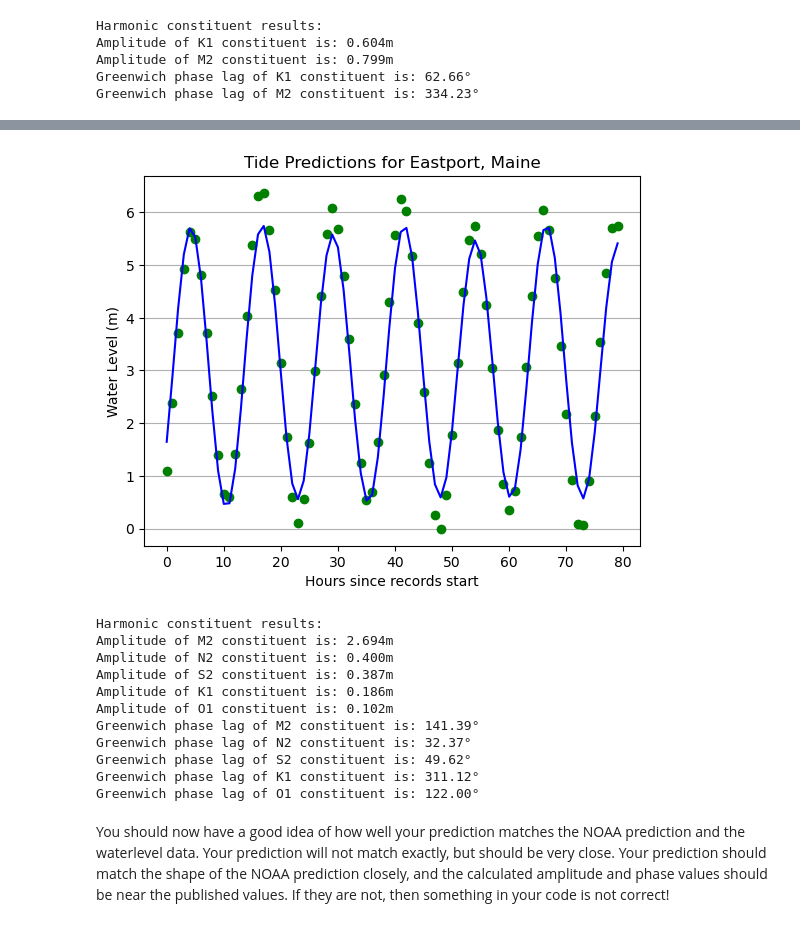
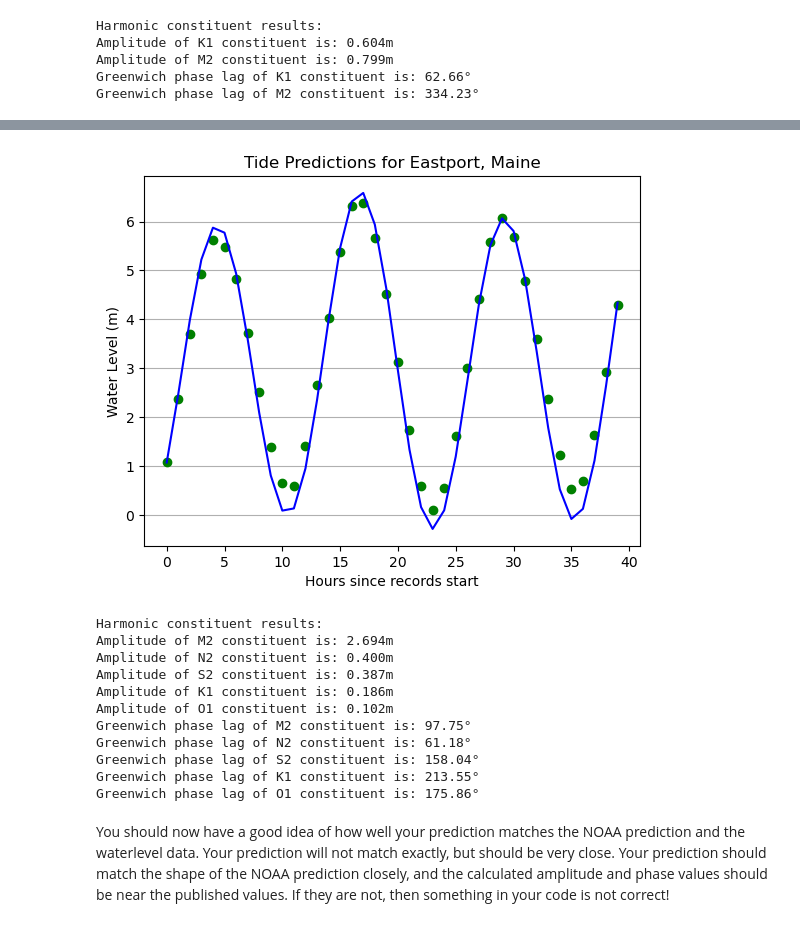
Before and after one commit to PEKennedy/GGE6302_exercise, a Jupyter notebook: PRA_001_Tide_Kennedy.ipynb, the cells around one changed output, grey strips where cells are left out. Drawn from its saved outputs; the diff is of its cells as text; code cells hidden in the pictures.

```diff
--- a/PRA_001_Tide_Kennedy.ipynb
+++ b/PRA_001_Tide_Kennedy.ipynb
@@ -592,17 +579,20 @@ Astronomical Arguments for Tofino are:
 # %%
 #Start your code below
 coefs = np.array([[sc, hc, pc, npc, ppc]])
-astro_eastport = np.reshape(coefs @ args_eastport  % 2*np.pi, (5,1))
-
+#astro_eastport = np.reshape(coefs @ args_eastport  % 2*np.pi, (5,1))
+#the above appears wrong because the coefficients and args_eastport appear to be made for
+#degrees, but we just applied a radians operation to it
+astro_eastport = np.reshape(coefs @ args_eastport / 360 % 1, (5,1))
 
 starttime = start_dt.toordinal() + 366
+#is Tau right?
 #tau_eastport = (starttime % 1) + astro_eastport[1] - astro_eastport[0]
 tau_eastport = astro_eastport[1] - astro_eastport[0]
 
-astro_eastport = np.array([[tau, astro_eastport[0], astro_eastport[1], astro_eastport[2], astro_eastport[3], astro_eastport[4]]])
+astro_eastport = np.array([[tau_eastport, astro_eastport[0], astro_eastport[1], astro_eastport[2], astro_eastport[3], astro_eastport[4]]])
 #I'm choosing to keep things in radians
-astro_eastport = np.reshape(astro_eastport, (6,1))
+astro_eastport = np.deg2rad(np.reshape(astro_eastport*360, (6,1)))
 
 print(astro_eastport)
-print(np.rad2deg(astro_eastport[:]) % 360 )
+print(np.rad2deg(astro_eastport[:]) % 360)
 # %% [output]
@@ -641,7 +631,7 @@ The Equilibrium Constituent Phases for M2 and K1 are:
   K1: 149.758°
 # %%
 #Start your code below
-adj_eastport = np.array([0,0,0,np.deg2rad(-270),np.deg2rad(-90)])
+adj_eastport = np.array([[0,0,0,np.deg2rad(-270),np.deg2rad(-90)]]).T
 print(adj_eastport)
 doodson_eastport = np.array([
 #n   1 2 3 4 5 6
@@ -694,7 +688,9 @@ The Equilibrium Greenwich Phase Lags are:
 print(v_eastport[:,0])
 print(phases)
 ############ use phase_offset here u_phase_offset?
-phase_lag_eastport = (v_eastport[:,0] + phases + u_phase_offset) % (2*np.pi)
+phase_lag_eastport = (v_eastport[:,0] + phases - u_phase_offset) % (2*np.pi)
+#phase_lag_eastport = (phases - (v_eastport[:,0] + u_phase_offset))  % (2*np.pi)
 print(phase_lag_eastport)
+
 print(np.rad2deg(phase_lag_eastport))
 # %% [output]
@@ -738,8 +734,10 @@ for i in range(0,Eastport_wl_hours):
     row:float = datum_shift_eastport
     for j in range(len(Eastport_frqs)):
         frq = Eastport_frqs[j]
-        costerm:float = math.cos(frq*time_Eastport[i] - phase_lag_eastport[j])
-        row += Amplitudes_scaled[j] * costerm
+        #TODO: fix the -0.45
+        costerm:float = math.cos(frq*time_Eastport[i] - phase_lag_eastport[j] - 0.45)
+        #do we add back f here?
+        row += f_amp_scale[j]*Amplitudes_scaled[j] * costerm
     data.append(row)
 print(data)
 data = np.reshape(data,(1,Eastport_wl_hours)).ravel()
@@ -779,40 +777,40 @@ In the code code cell below create a plot showing the **waterlevel data** points
 # %%
 #Start your code below
 start_offset:int = 0
-size:int = 80
+size:int = 40
 
 plt.plot(Eastport_wl_arr[start_offset:start_offset+size], 'go')
 plt.plot(data[start_offset:start_offset+size], 'b')
 plt.title('Tide Predictions for Eastport, Maine')
 plt.xlabel('Hours since records start')
 plt.ylabel('Water Level (m)')
 plt.grid(visible=True, which='both', axis='y')
 plt.show()
 
 constituent_names = ["M2", "N2", "S2", "K1", "O1"]
 print('\033[1m' + "Harmonic constituent results:" + '\033[0m')
 i = 0
 for amp in Amplitudes_scaled:
     print('Amplitude of {} constituent is: {:.3f}m'.format(constituent_names[i], amp))
     i += 1
 
 i = 0
 for phase_lag in np.rad2deg(phase_lag_eastport):
     print('Greenwich phase lag of {} constituent is: {:.2f}°'.format(constituent_names[i],phase_lag))
     i += 1
 # %% [output]
-[figure, old version]
+[figure, new version]
 Harmonic constituent results:
 Amplitude of M2 constituent is: 2.694m
 Amplitude of N2 constituent is: 0.400m
 Amplitude of S2 constituent is: 0.387m
 Amplitude of K1 constituent is: 0.186m
 Amplitude of O1 constituent is: 0.102m
-Greenwich phase lag of M2 constituent is: 141.39°
-Greenwich phase lag of N2 constituent is: 32.37°
-Greenwich phase lag of S2 constituent is: 49.62°
-Greenwich phase lag of K1 constituent is: 311.12°
-Greenwich phase lag of O1 constituent is: 122.00°
+Greenwich phase lag of M2 constituent is: 97.75°
+Greenwich phase lag of N2 constituent is: 61.18°
+Greenwich phase lag of S2 constituent is: 158.04°
+Greenwich phase lag of K1 constituent is: 213.55°
+Greenwich phase lag of O1 constituent is: 175.86°
 # %% [markdown]
 You should now have a good idea of how well your prediction matches the NOAA prediction and the waterlevel data. Your prediction will not match exactly, but should be very close. Your prediction should match the shape of the NOAA prediction closely, and the calculated amplitude and phase values should be near the published values. If they are not, then something in your code is not correct!
 # %% [markdown]
```
Also changed, not shown: parts of 9 cells of this notebook.
